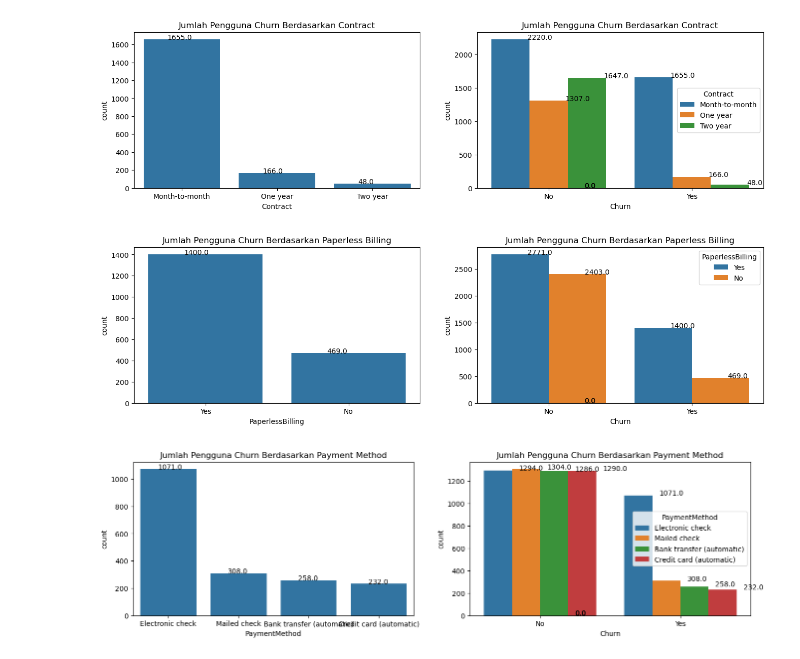
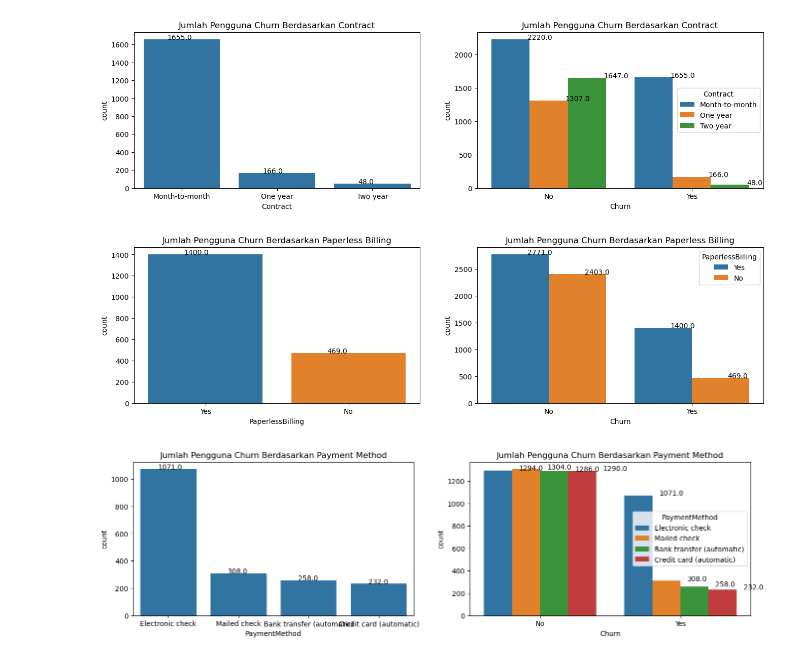
Before and after one commit to Anwitch/TelcoCustomerChurn, a Jupyter notebook: notebooks/03-EDA.ipynb, the cells around one changed output. Cells and saved outputs as stored; diff of their text form; code cells hidden in the pictures.

```diff
--- a/notebooks/03-EDA.ipynb
+++ b/notebooks/03-EDA.ipynb
@@ -392,7 +402,8 @@ ax = plt.subplot (122)
 ax = sns.countplot (x = 'Churn', data = df, hue = 'TechSupport')
 
 for p in ax.patches:
-    ax.annotate('{:.1f}'.format(p.get_height()), (p.get_x() + 0.25, p.get_height() + 0.01))
+    if p.get_height() > 0:
+        ax.annotate('{:.1f}'.format(p.get_height()), (p.get_x() + 0.25, p.get_height() + 0.01))
 
 ax.set_title('Jumlah Pengguna Churn Berdasarkan Tech Support')
 
@@ -413,7 +424,8 @@ ax = plt.subplot (122)
 ax = sns.countplot (x = 'Churn', data = df, hue = 'StreamingTV')
 
 for p in ax.patches:
-    ax.annotate('{:.1f}'.format(p.get_height()), (p.get_x() + 0.25, p.get_height() + 0.01))
+    if p.get_height() > 0:
+        ax.annotate('{:.1f}'.format(p.get_height()), (p.get_x() + 0.25, p.get_height() + 0.01))
 
 ax.set_title('Jumlah Pengguna Churn Berdasarkan Streaming TV')
 
@@ -434,7 +446,8 @@ ax = plt.subplot (122)
 ax = sns.countplot (x = 'Churn', data = df, hue = 'StreamingMovies')
 
 for p in ax.patches:
-    ax.annotate('{:.1f}'.format(p.get_height()), (p.get_x() + 0.25, p.get_height() + 0.01))
+    if p.get_height() > 0:
+        ax.annotate('{:.1f}'.format(p.get_height()), (p.get_x() + 0.25, p.get_height() + 0.01))
 
 ax.set_title('Jumlah Pengguna Churn Berdasarkan Streaming Movies')
 
@@ -503,7 +518,8 @@ ax = plt.subplot (122)
 ax = sns.countplot (x = 'Churn', data = df, hue = 'Contract')
 
 for p in ax.patches:
-    ax.annotate('{:.1f}'.format(p.get_height()), (p.get_x() + 0.25, p.get_height() + 0.01))
+    if p.get_height() > 0:
+        ax.annotate('{:.1f}'.format(p.get_height()), (p.get_x() + 0.25, p.get_height() + 0.01))
 
 ax.set_title('Jumlah Pengguna Churn Berdasarkan Contract')
 
@@ -513,25 +529,26 @@ plt.show()
 # %%
 plt.figure(figsize=(16, 4))
 
 ax = plt.subplot (121)
-ax = sns.countplot (x = 'PaperlessBilling', data = cust)
+ax = sns.countplot (x = 'PaperlessBilling', data = cust, hue = 'PaperlessBilling')
 
 for p in ax.patches:
     ax.annotate('{:.1f}'.format(p.get_height()), (p.get_x() + 0.25, p.get_height() + 0.01))
 
 ax.set_title('Jumlah Pengguna Churn Berdasarkan Paperless Billing')
 
 ax = plt.subplot (122)
 ax = sns.countplot (x = 'Churn', data = df, hue = 'PaperlessBilling')
 
 for p in ax.patches:
-    ax.annotate('{:.1f}'.format(p.get_height()), (p.get_x() + 0.25, p.get_height() + 0.01))
+    if p.get_height() > 0:
+        ax.annotate('{:.1f}'.format(p.get_height()), (p.get_x() + 0.25, p.get_height() + 0.01))
 
 ax.set_title('Jumlah Pengguna Churn Berdasarkan Paperless Billing')
 
 plt.show()
 # %% [output]
-[figure, old version]
+[figure, new version]
 # %%
 plt.figure(figsize=(16, 4))
 
```
Also changed, not shown: parts of 18 cells of this notebook, 3 other files.
